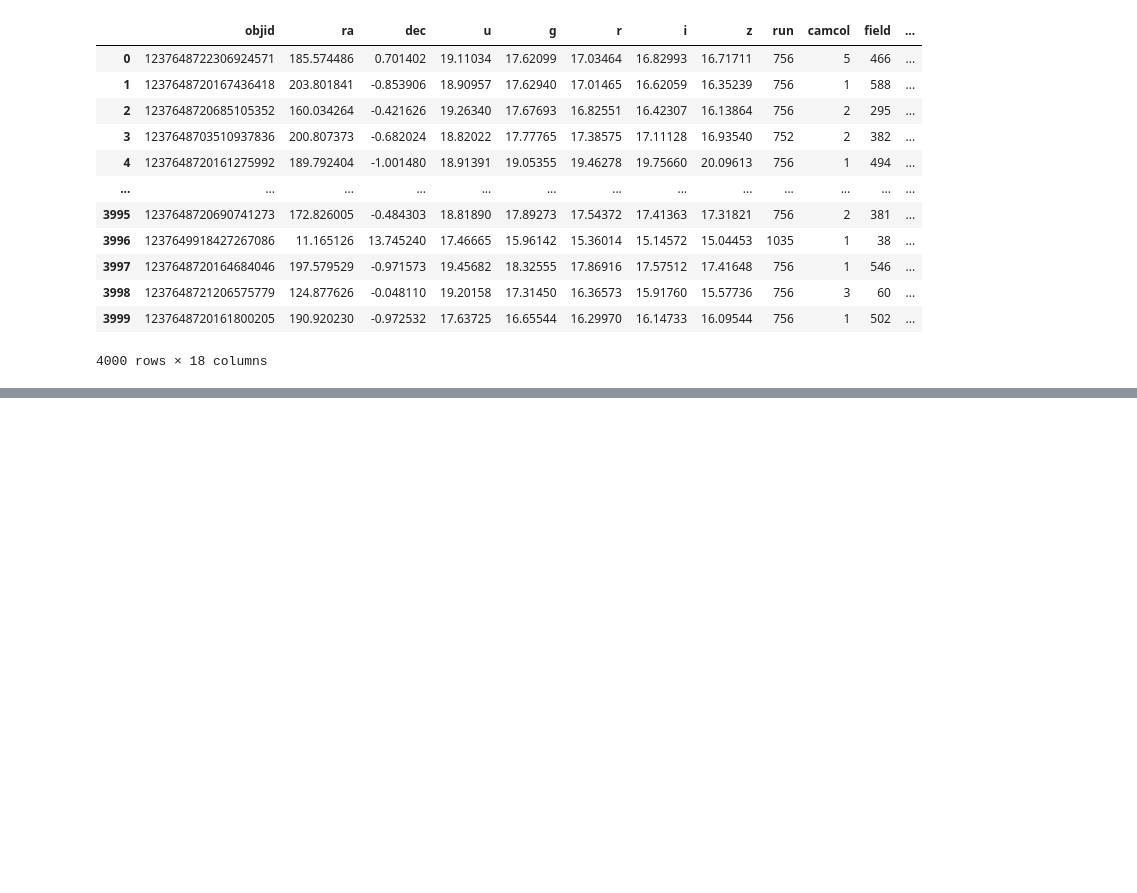
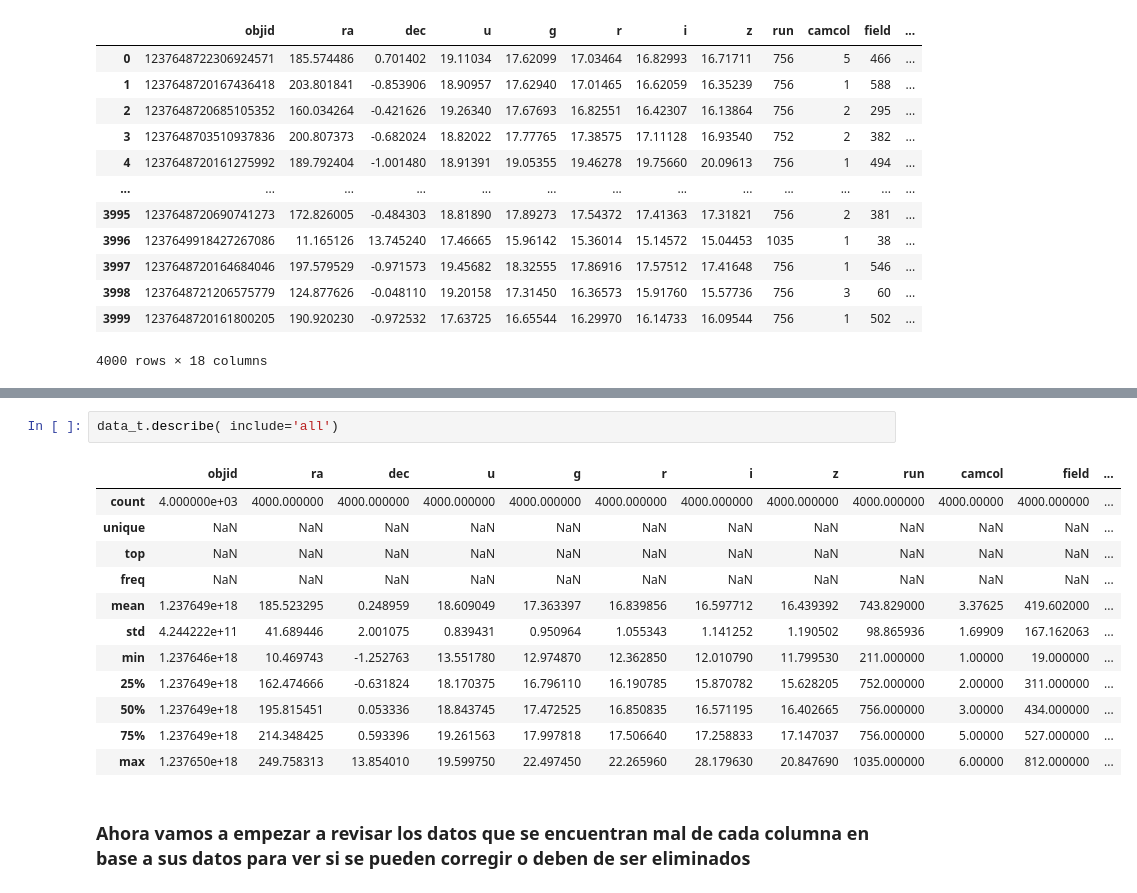
Before and after one commit to Marcosespa/Laboratorio-1-BI, a Jupyter notebook: laboratorios-master/202510/Laboratorio 1 - Regresión/lab1.ipynb, the cells around one changed output, grey strips where cells are left out. Saved outputs shown, nothing was run; the diff lists cells and outputs as text; blank space fills up the shorter version.

```diff
--- a/laboratorios-master/202510/Laboratorio 1 - Regresión/lab1.ipynb
+++ b/laboratorios-master/202510/Laboratorio 1 - Regresión/lab1.ipynb
@@ -32,0 +116,17 @@ data_t
+# %%
+data_t.describe( include='all')
+# %% [output]
+|  | objid | ra | dec | u | g | r | i | z | run | camcol | field | ... |
+| count | 4.000000e+03 | 4000.000000 | 4000.000000 | 4000.000000 | 4000.000000 | 4000.000000 | 4000.000000 | 4000.000000 | 4000.000000 | 4000.00000 | 4000.000000 | ... |
+| unique | NaN | NaN | NaN | NaN | NaN | NaN | NaN | NaN | NaN | NaN | NaN | ... |
+| top | NaN | NaN | NaN | NaN | NaN | NaN | NaN | NaN | NaN | NaN | NaN | ... |
+| freq | NaN | NaN | NaN | NaN | NaN | NaN | NaN | NaN | NaN | NaN | NaN | ... |
+| mean | 1.237649e+18 | 185.523295 | 0.248959 | 18.609049 | 17.363397 | 16.839856 | 16.597712 | 16.439392 | 743.829000 | 3.37625 | 419.602000 | ... |
+| std | 4.244222e+11 | 41.689446 | 2.001075 | 0.839431 | 0.950964 | 1.055343 | 1.141252 | 1.190502 | 98.865936 | 1.69909 | 167.162063 | ... |
+| min | 1.237646e+18 | 10.469743 | -1.252763 | 13.551780 | 12.974870 | 12.362850 | 12.010790 | 11.799530 | 211.000000 | 1.00000 | 19.000000 | ... |
+| 25% | 1.237649e+18 | 162.474666 | -0.631824 | 18.170375 | 16.796110 | 16.190785 | 15.870782 | 15.628205 | 752.000000 | 2.00000 | 311.000000 | ... |
+| 50% | 1.237649e+18 | 195.815451 | 0.053336 | 18.843745 | 17.472525 | 16.850835 | 16.571195 | 16.402665 | 756.000000 | 3.00000 | 434.000000 | ... |
+| 75% | 1.237649e+18 | 214.348425 | 0.593396 | 19.261563 | 17.997818 | 17.506640 | 17.258833 | 17.147037 | 756.000000 | 5.00000 | 527.000000 | ... |
+| max | 1.237650e+18 | 249.758313 | 13.854010 | 19.599750 | 22.497450 | 22.265960 | 28.179630 | 20.847690 | 1035.000000 | 6.00000 | 812.000000 | ... |
+# %% [markdown]
+### Ahora vamos a empezar a revisar los datos que se encuentran mal de cada columna en base a sus datos para ver si se pueden corregir o deben de ser eliminados
```
Also changed, not shown: parts of 17 cells of this notebook, 1 other file.
